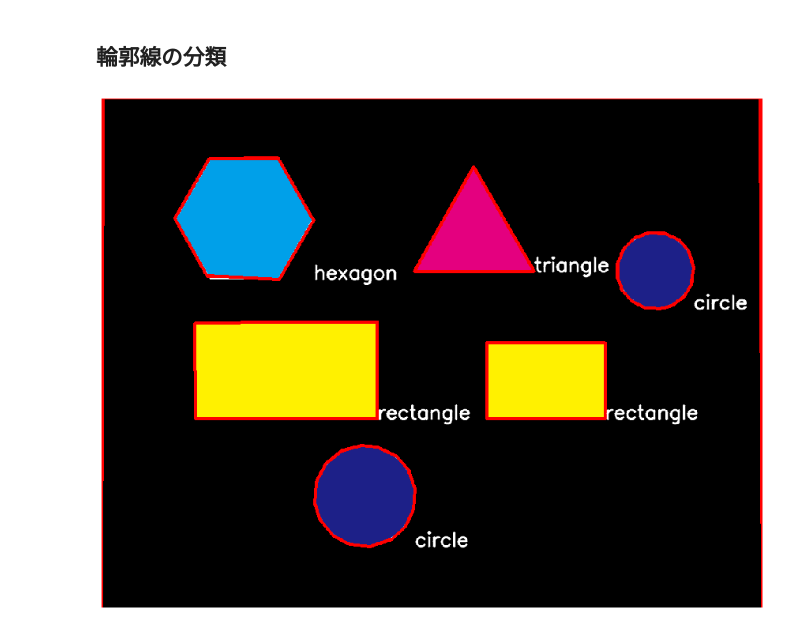
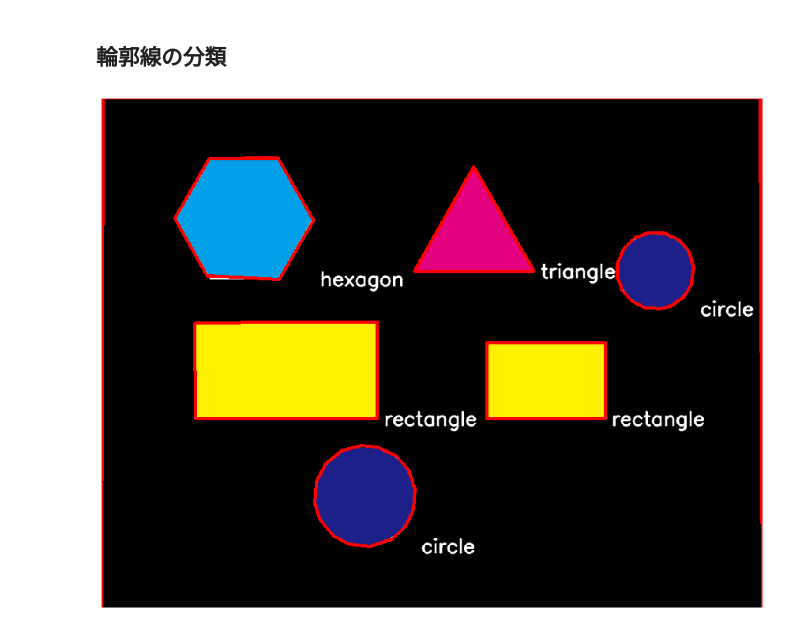
Before and after one commit to tatsy/programming-for-beginners, a Jupyter notebook: python/detect_figure.ipynb, the cells around one changed output. Drawn from its saved outputs; the diff is of its cells as text; code cells hidden in the pictures.

```diff
--- a/python/detect_figure.ipynb
+++ b/python/detect_figure.ipynb
@@ -45,10 +45,9 @@ plt.show()
 height, width = edge.shape
 ksize = int(max(height, width) * 0.01)
 ksize = ksize // 2 * 2 + 1
-edge = cv2.dilate(edge, np.ones((ksize, ksize), dtype='uint8'))
-cv2.imwrite('dilate.jpg', edge)
-edge = cv2.erode(edge, np.ones((ksize, ksize), dtype='uint8'))
-cv2.imwrite('unified_edges.jpg', edge)
+#edge = cv2.dilate(edge, np.ones((ksize, ksize), dtype='uint8'))
+#edge = cv2.erode(edge, np.ones((ksize, ksize), dtype='uint8'))
+edge = cv2.morphologyEx(edge, cv2.MORPH_CLOSE, np.ones((ksize, ksize), dtype='uint8'))
 plt.imshow(edge, cmap='gray')
 plt.axis('off')
 plt.show()
@@ -66,31 +74,32 @@ print('{:d} contours detected!'.format(len(contours)))
 # %%
 result = image.copy()
 font = cv2.FONT_HERSHEY_SIMPLEX
 
 for cnt in contours:
     arclen = cv2.arcLength(cnt, True)
-    approx = cv2.approxPolyDP(cnt, arclen * 0.01, True)
+    approx = cv2.approxPolyDP(cnt, arclen * 1.0e-2, True)
     cv2.drawContours(result, [approx], -1, (255, 0, 0), 3)
 
     n_gon = len(approx)
     text = 'unknown'
     if n_gon > 10:
         text = 'circle'
     elif n_gon == 6:
         text = 'hexagon'
     elif n_gon == 5:
         text = 'pentagon'
     elif n_gon == 4:
         text = 'rectangle'
     elif n_gon == 3:
         text = 'triangle'
 
-    center = np.asarray(approx).reshape((-1, 2)).max(axis=0).astype('int32')
-    cx, cy = center
-    cv2.putText(result, text, (cx, cy), font, 1, (255, 255, 255), 2, cv2.LINE_AA)
+    position = np.asarray(approx).reshape((-1, 2)).max(axis=0).astype('int32')
+    px, py = position
+    cv2.putText(result, text, (px + 10, py + 10), font, 1.0, (255, 255, 255), 2, cv2.LINE_AA)
 
-    plt.imshow(result)
+cv2.imwrite('detection.jpg', result[:, :, ::-1])
+plt.imshow(result)
 plt.axis('off')
 plt.show()
 # %% [output]
-[figure, old version]
+[figure, new version]
```
Also changed, not shown: parts of 1 cell of this notebook, 18 other files.
